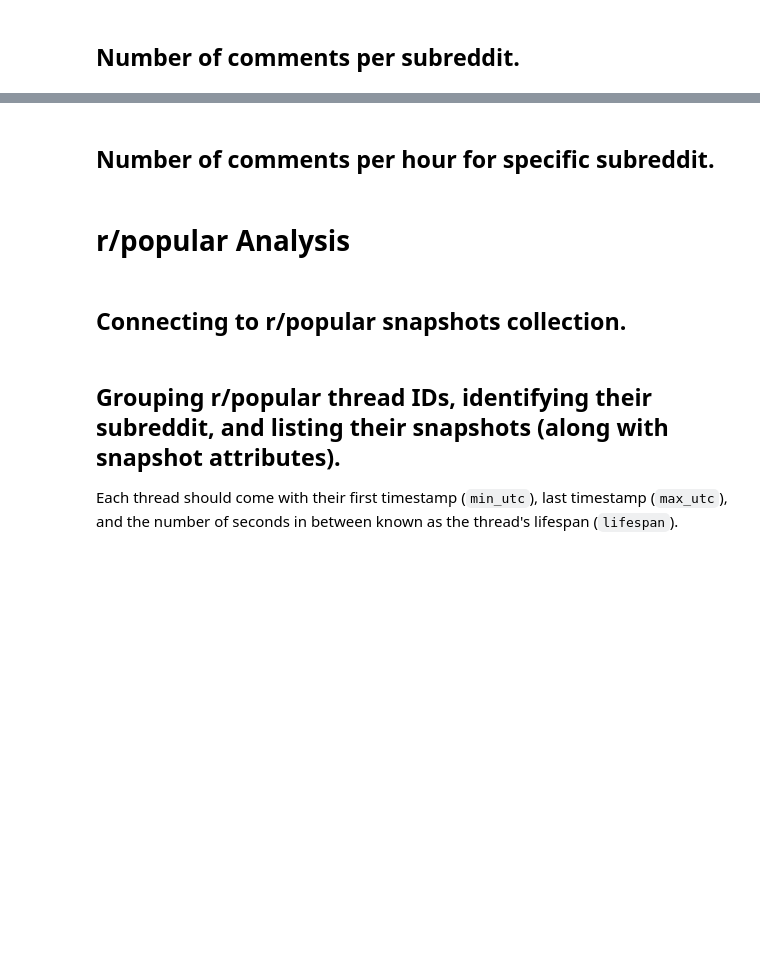
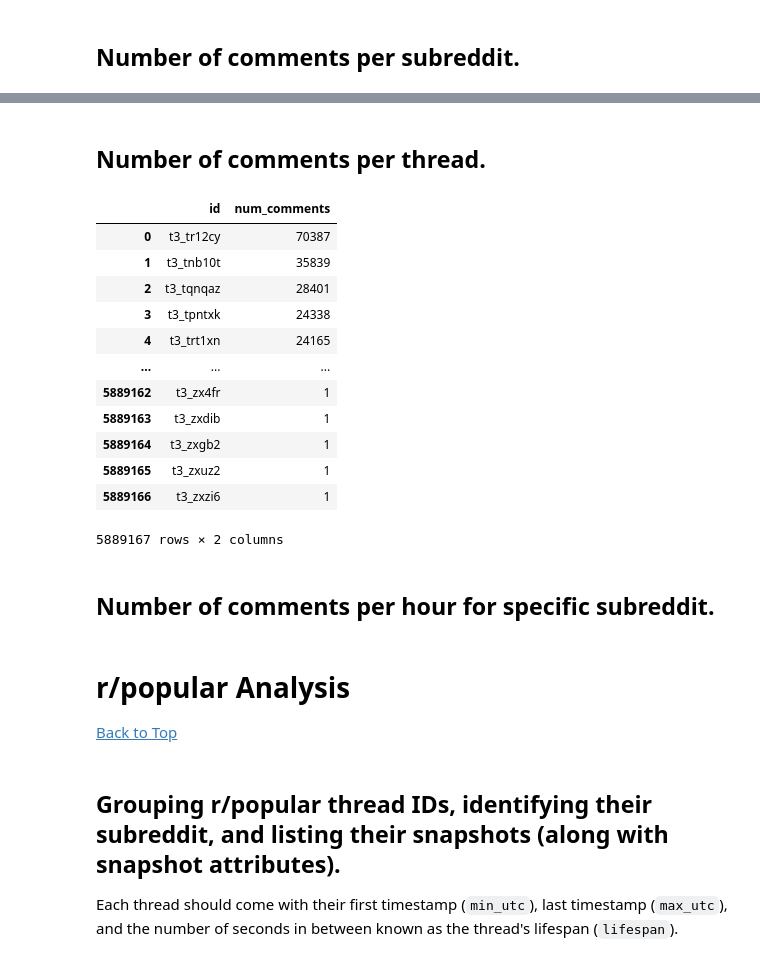
Before and after one commit to jackiec1998/resilient-communities, a Jupyter notebook: src/notebooks/analysis.ipynb, the cells around one changed output, grey strips where cells are left out. Saved outputs shown, nothing was run; the diff lists cells and outputs as text; code cells hidden in the pictures; blank space fills up the shorter version.

```diff
--- a/src/notebooks/analysis.ipynb
+++ b/src/notebooks/analysis.ipynb
@@ -89,3 +123,27 @@ display(all_comments_per_subreddit)
+# %% [markdown]
+## Number of comments per thread.
+# %%
+all_comments_per_thread = pd.DataFrame(all_comments.aggregate([
+    {'$project': {'_id': 1, 'link_id': 1}},
+    {'$group': {'_id': '$link_id', 'num_comments': {'$sum': 1}}},
+    {'$sort': {'num_comments': -1}}
+], allowDiskUse=True)).rename(columns={'_id': 'id'})
+
+display(all_comments_per_thread)
+# %% [output]
+|  | id | num_comments |
+| 0 | t3_tr12cy | 70387 |
+| 1 | t3_tnb10t | 35839 |
+| 2 | t3_tqnqaz | 28401 |
+| 3 | t3_tpntxk | 24338 |
+| 4 | t3_trt1xn | 24165 |
+| ... | ... | ... |
+| 5889162 | t3_zx4fr | 1 |
+| 5889163 | t3_zxdib | 1 |
+| 5889164 | t3_zxgb2 | 1 |
+| 5889165 | t3_zxuz2 | 1 |
+| 5889166 | t3_zxzi6 | 1 |
+5889167 rows × 2 columns
 # %% [markdown]
 ## Number of comments per hour for specific subreddit.
 # %%
@@ -115,5 +174,5 @@ fig.update_layout(
 fig.show('svg')
 # %% [markdown]
 # r/popular Analysis
+<a id="popular"></a>
+[Back to Top](#top)
-# %% [markdown]
-## Connecting to r/popular snapshots collection.
```
Also changed, not shown: parts of 17 cells of this notebook.
